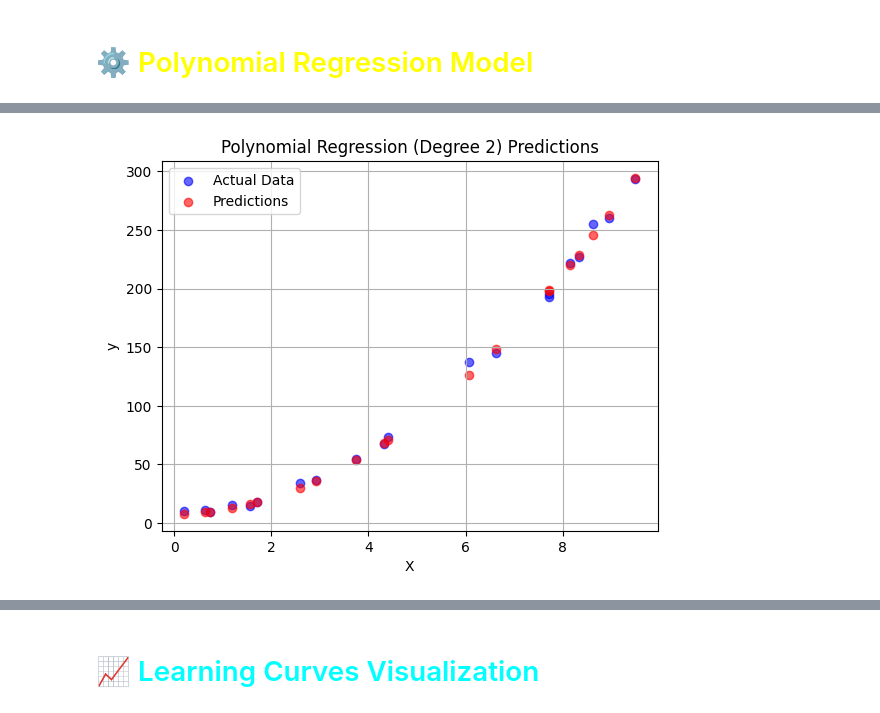
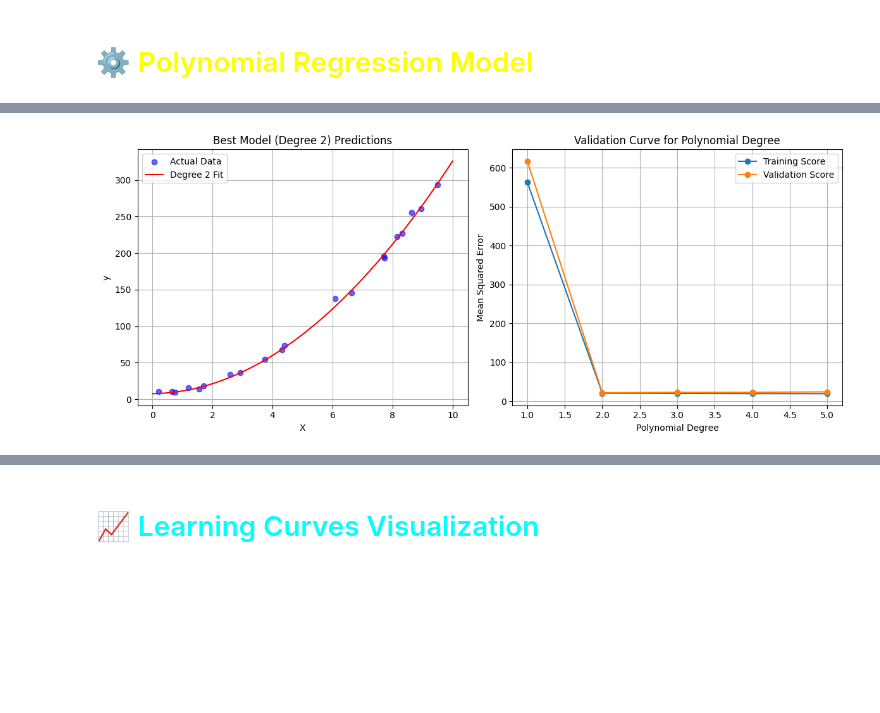
Before and after one commit to Suee18/Task1_ML, a Jupyter notebook: linearRegression.ipynb, the cells around one changed output, grey strips where cells are left out. Drawn from its saved outputs; the diff is of its cells as text; code cells hidden in the pictures; blank space fills up the shorter version.

Commit message:
Polynomial prediction trial

```diff
--- a/linearRegression.ipynb
+++ b/linearRegression.ipynb
@@ -782,43 +800,93 @@ import matplotlib.pyplot as plt
 from sklearn.preprocessing import PolynomialFeatures
 from sklearn.linear_model import LinearRegression
 from sklearn.pipeline import make_pipeline
-from sklearn.model_selection import train_test_split
+from sklearn.model_selection import train_test_split, GridSearchCV
 from sklearn.metrics import mean_squared_error, r2_score
 
 # Generate Non-Linear Data
 np.random.seed(42)
-X = np.random.rand(100, 1) * 10  # Feature: Random values between 0 and 10
-y = 3 * (X**2) + 2 * X + 5 + np.random.randn(100, 1) * 5  # Quadratic relationship with noise
+X = np.random.rand(100, 1) * 10
+y = 3 * (X**2) + 2 * X + 5 + np.random.randn(100, 1) * 5
 
 # Split Data
 X_train, X_test, y_train, y_test = train_test_split(X, y, test_size=0.2, random_state=42)
 
-# Polynomial Regression (Degree 2)
-degree = 2  # Change this for higher-degree polynomials
-model = make_pipeline(PolynomialFeatures(degree), LinearRegression())
-model.fit(X_train, y_train)
-y_pred = model.predict(X_test)
+# Create pipeline with hyperparameter tuning
+poly_pipe = make_pipeline(
+    PolynomialFeatures(),
+    LinearRegression()
+)
 
-# Evaluate Model
-rmse = np.sqrt(mean_squared_error(y_test, y_pred))
-r2 = r2_score(y_test, y_pred)
+# Define parameter grid for tuning
+param_grid = {
+    'polynomialfeatures__degree': range(1, 6),  # Test degrees 1-5
+    'polynomialfeatures__include_bias': [True, False]  # Test bias term inclusion
+}
 
-print(f"Polynomial Regression (Degree {degree})")
-print(f"Root Mean Squared Error (RMSE): {rmse:.3f}")
-print(f"R² Score: {r2:.3f}")
+# Set up grid search with cross-validation
+grid_search = GridSearchCV(poly_pipe, param_grid, cv=5,
+                          scoring='neg_mean_squared_error',
+                          return_train_score=True)
 
-# Plot Actual vs Predicted
+# Perform hyperparameter tuning
+grid_search.fit(X_train, y_train)
+
+# Get best model and parameters
+best_degree = grid_search.best_params_['polynomialfeatures__degree']
+best_model = grid_search.best_estimator_
+print(f"Best polynomial degree: {best_degree}")
+print(f"Best parameters: {grid_search.best_params_}")
+
+# Evaluate on test set
+y_pred = best_model.predict(X_test)
+test_rmse = np.sqrt(mean_squared_error(y_test, y_pred))
+test_r2 = r2_score(y_test, y_pred)
+
+print("\nTest Set Performance:")
+print(f"RMSE: {test_rmse:.3f}")
+print(f"R² Score: {test_r2:.3f}")
+
+# Plot results
+plt.figure(figsize=(12, 5))
+
+# Plot actual vs predicted
+plt.subplot(1, 2, 1)
+x_plot = np.linspace(0, 10, 100).reshape(-1, 1)
+y_plot = best_model.predict(x_plot)
 plt.scatter(X_test, y_test, color="blue", label="Actual Data", alpha=0.6)
-plt.scatter(X_test, y_pred, color="red", label="Predictions", alpha=0.6)
+plt.plot(x_plot, y_plot, color="red", label=f"Degree {best_degree} Fit")
 plt.xlabel("X")
 plt.ylabel("y")
-plt.title(f"Polynomial Regression (Degree {degree}) Predictions")
+plt.title(f"Best Model (Degree {best_degree}) Predictions")
 plt.legend()
 plt.grid(True)
+
+# Plot validation curve for degrees
+plt.subplot(1, 2, 2)
+degrees = param_grid['polynomialfeatures__degree']
+train_scores = -grid_search.cv_results_['mean_train_score'][::2]  # Only show degree variation
+test_scores = -grid_search.cv_results_['mean_test_score'][::2]
+
+plt.plot(degrees, train_scores, 'o-', label="Training Score")
+plt.plot(degrees, test_scores, 'o-', label="Validation Score")
+plt.xlabel("Polynomial Degree")
+plt.ylabel("Mean Squared Error")
+plt.title("Validation Curve for Polynomial Degree")
+plt.legend()
+plt.grid(True)
+
+plt.tight_layout()
 plt.show()
 
+# Display all results
+results = pd.DataFrame(grid_search.cv_results_)
+print("\nCross-validation results:")
+display(results[['param_polynomialfeatures__degree',
+                'param_polynomialfeatures__include_bias',
+                'mean_test_score',
+                'mean_train_score']])
 
-# Save the model
-joblib.dump(model, "polynomialRegression.pkl")
-print("✅ Model saved as 'polynomial_model.pkl'")
+#  Save the trained model
+joblib.dump(best_model, "Polynomial_Regression_model.pkl")
+print("✅ Model saved as 'Polynomial_Regression_model.pkl'")
 # %% [output]
@@ -827,2 +898,2 @@ Root Mean Squared Error (RMSE): 3.987
 R² Score: 0.998
-[figure, old version]
+[figure, new version]
```
Also changed, not shown: parts of 13 cells of this notebook, 2 other files.
